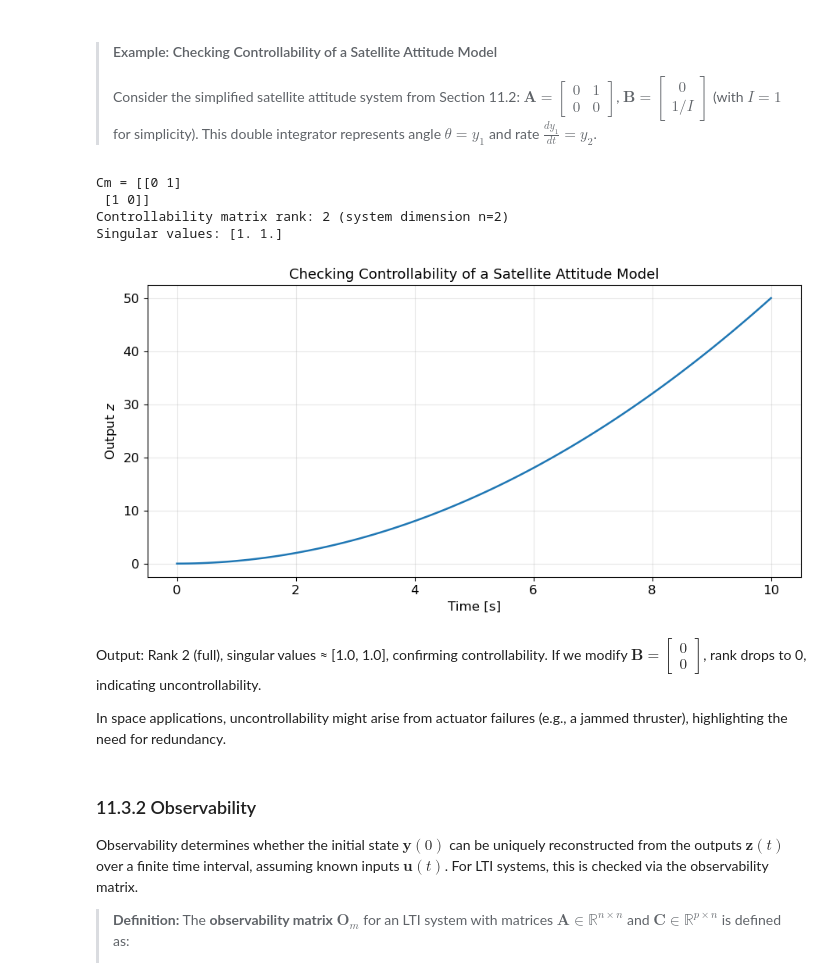
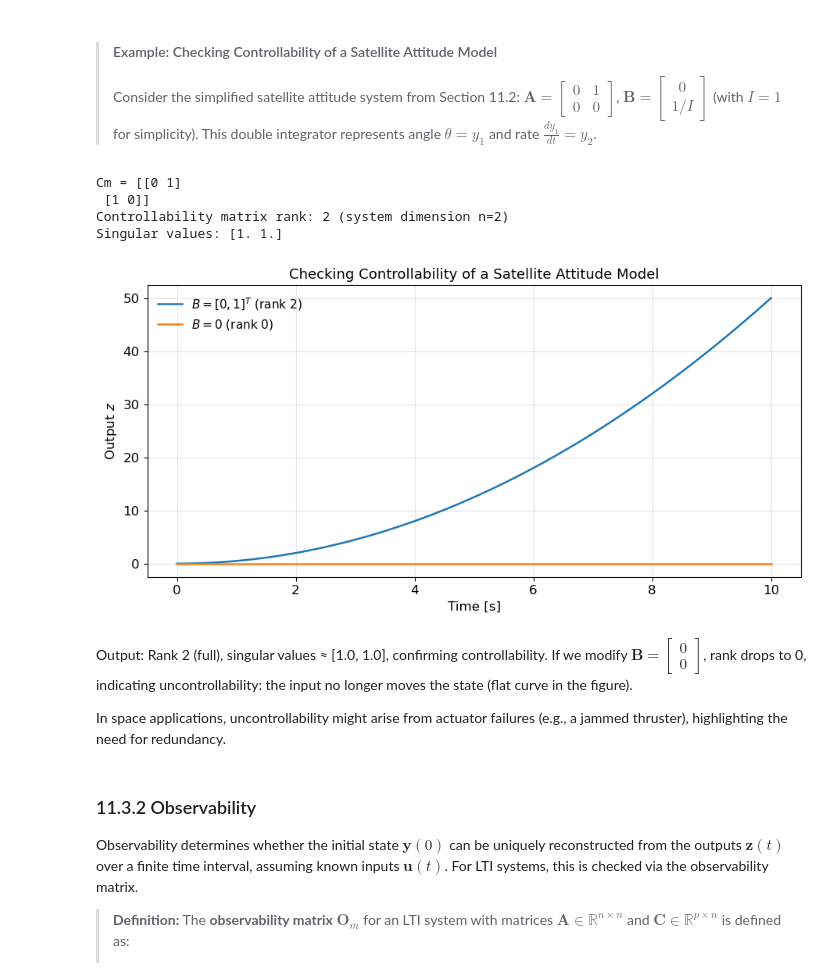
Before and after one commit to Leibniz-IWT/comp_eng, a Jupyter notebook: notebooks/11_control-lqr.ipynb, the cells around one changed output. Cells and saved outputs as stored; diff of their text form; code cells hidden in the pictures.

```diff
--- a/notebooks/11_control-lqr.ipynb
+++ b/notebooks/11_control-lqr.ipynb
@@ -143,29 +143,31 @@ In practice, compute $  \mathbf{C}_m  $ using matrix powers and check its rank w
 # %%
 A = np.array([[0, 1], [0, 0]])
 B = np.array([[0], [1]])  # Assuming I=1
 
 # Compute controllability matrix
 Cm = np.hstack([B, A @ B])
 print(f'Cm = {Cm}')
 
 # Check rank
 rank = np.linalg.matrix_rank(Cm)
 print(f"Controllability matrix rank: {rank} (system dimension n=2)")
 
 # For numerical insight, use SVD
 _, s, _ = np.linalg.svd(Cm)
 print(f"Singular values: {s}")
 
-plot_step_response(A, C, B=B, D=D, t_end=10,
-                   title='Checking Controllability of a Satellite Attitude Model');
+# Step response with the thruster (B) and with a jammed thruster (B = 0, rank 0)
+ax = plot_step_response(A, C, B=B, D=D, t_end=10, label='$B = [0, 1]^T$ (rank 2)',
+                        title='Checking Controllability of a Satellite Attitude Model')
+plot_step_response(A, C, B=np.zeros((2, 1)), D=D, t_end=10, label='$B = 0$ (rank 0)', ax=ax);
 # %% [output]
 Cm = [[0 1]
  [1 0]]
 Controllability matrix rank: 2 (system dimension n=2)
 Singular values: [1. 1.]
-[figure, old version]
+[figure, new version]
 # %% [markdown]
-Output: Rank 2 (full), singular values ≈ [1.0, 1.0], confirming controllability. If we modify $  \mathbf{B} = \begin{bmatrix} 0 \\ 0 \end{bmatrix}  $, rank drops to 0, indicating uncontrollability.
+Output: Rank 2 (full), singular values ≈ [1.0, 1.0], confirming controllability. If we modify $  \mathbf{B} = \begin{bmatrix} 0 \\ 0 \end{bmatrix}  $, rank drops to 0, indicating uncontrollability: the input no longer moves the state (flat curve in the figure).
 
 In space applications, uncontrollability might arise from actuator failures (e.g., a jammed thruster), highlighting the need for redundancy.
 # %% [markdown]
```
Also changed, not shown: parts of 36 cells of this notebook, 35 other files.
